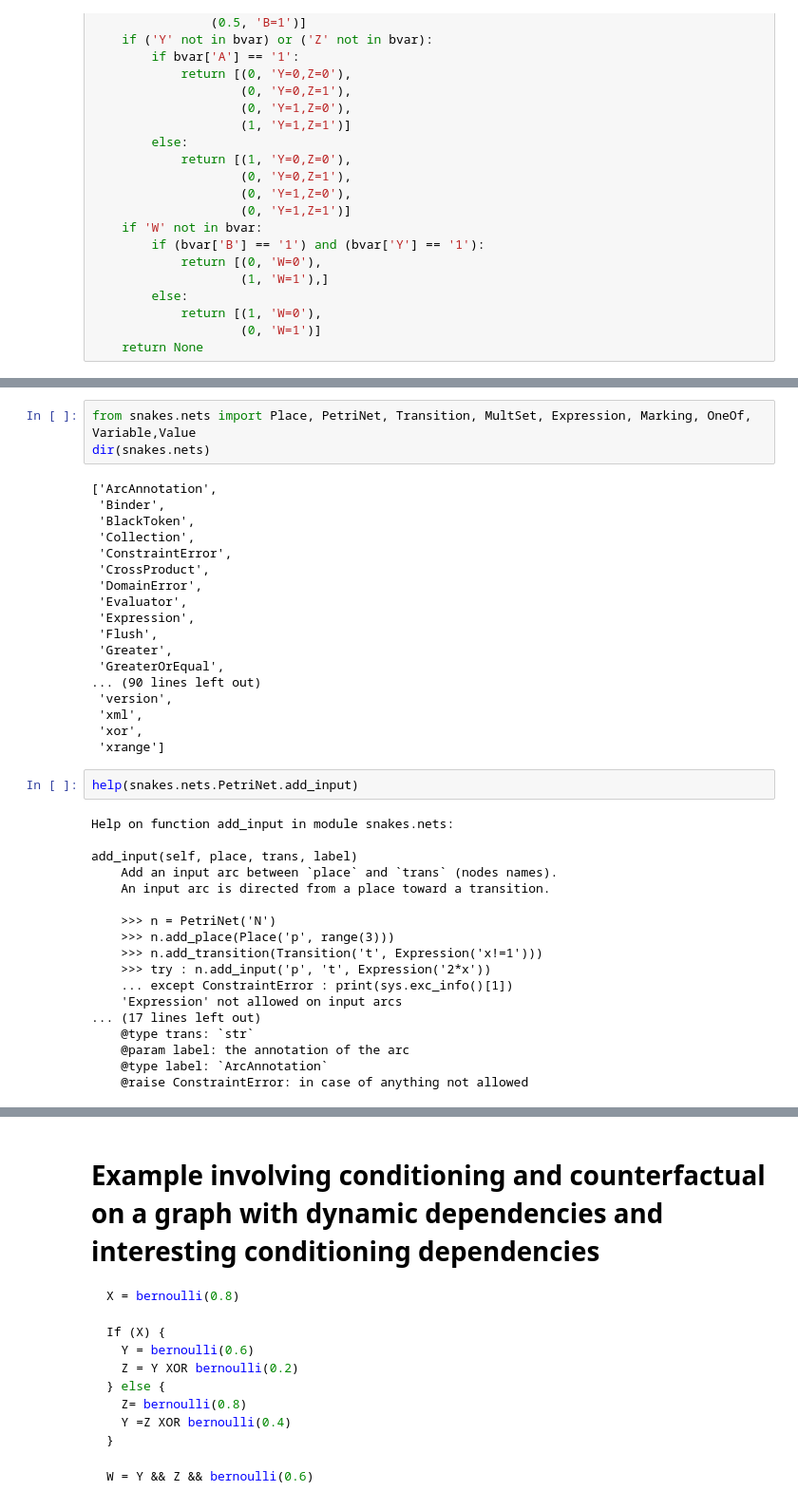
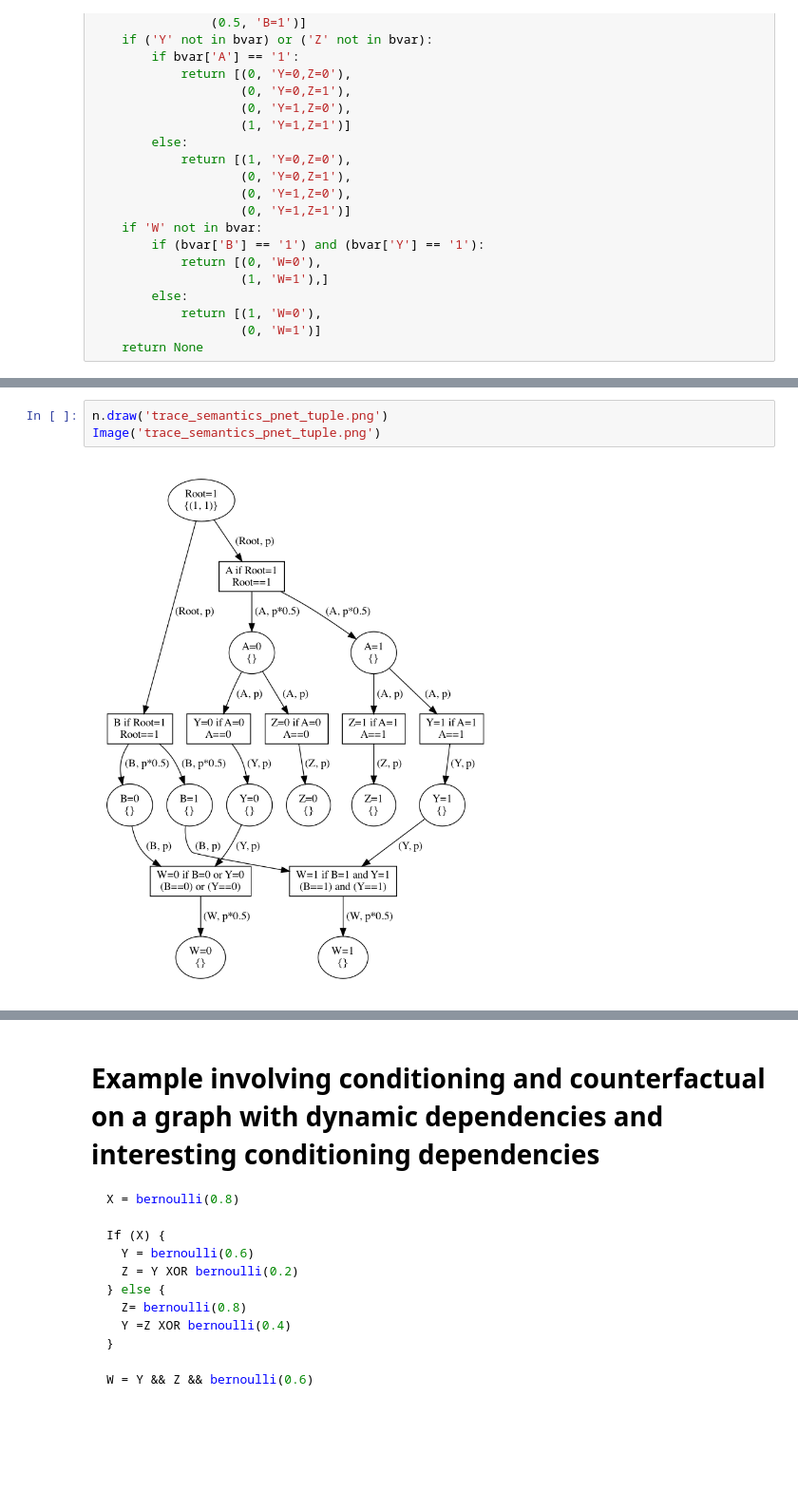
Before and after one commit to COVID-19-Causal-Reasoning/probability_trees, a Jupyter notebook: ProbabilisticPetriNets.ipynb, the cells around one changed output, grey strips where cells are left out. Shown at 95% size. Drawn from its saved outputs; the diff is of its cells as text; blank space fills up the shorter version.

```diff
--- a/ProbabilisticPetriNets.ipynb
+++ b/ProbabilisticPetriNets.ipynb
@@ -647,43 +215,7 @@ def trace_semantics_petri_net():
 
     return n
-# %%
-from snakes.nets import Place, PetriNet, Transition, MultSet, Expression, Marking, OneOf, Variable,Value
-dir(snakes.nets)
-# %% [output]
-['ArcAnnotation',
- 'Binder',
- 'BlackToken',
- 'Collection',
- 'ConstraintError',
- 'CrossProduct',
- 'DomainError',
- 'Evaluator',
- 'Expression',
- 'Flush',
- 'Greater',
- 'GreaterOrEqual',
-... (90 lines left out)
- 'version',
- 'xml',
- 'xor',
- 'xrange']
-# %%
-help(snakes.nets.PetriNet.add_input)
-# %% [output]
-Help on function add_input in module snakes.nets:
-
-add_input(self, place, trans, label)
-    Add an input arc between `place` and `trans` (nodes names).
-    An input arc is directed from a place toward a transition.
-
-    >>> n = PetriNet('N')
-    >>> n.add_place(Place('p', range(3)))
-    >>> n.add_transition(Transition('t', Expression('x!=1')))
-    >>> try : n.add_input('p', 't', Expression('2*x'))
-    ... except ConstraintError : print(sys.exc_info()[1])
-    'Expression' not allowed on input arcs
-... (17 lines left out)
-    @type trans: `str`
-    @param label: the annotation of the arc
-    @type label: `ArcAnnotation`
-    @raise ConstraintError: in case of anything not allowed
+# %%
+n.draw('trace_semantics_pnet_tuple.png')
+Image('trace_semantics_pnet_tuple.png')
+# %% [output]
+[figure, added]
```
Also changed, not shown: parts of 56 cells of this notebook, 1 other file.
